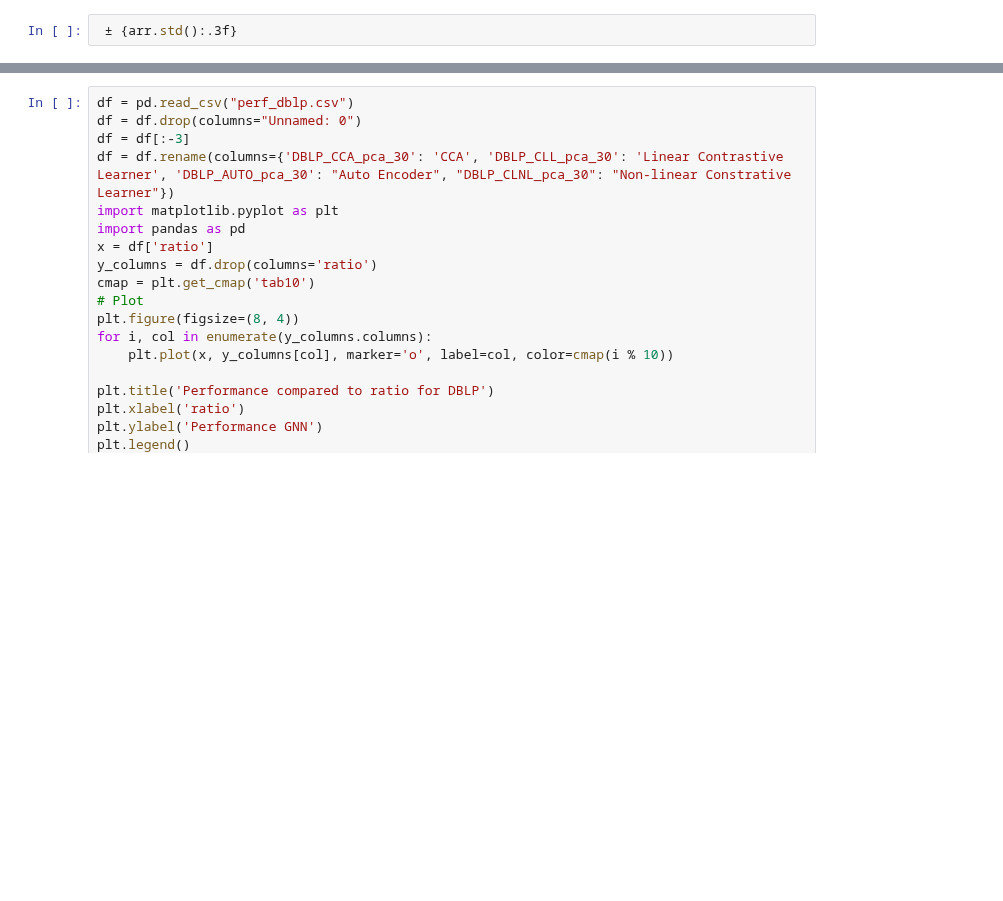
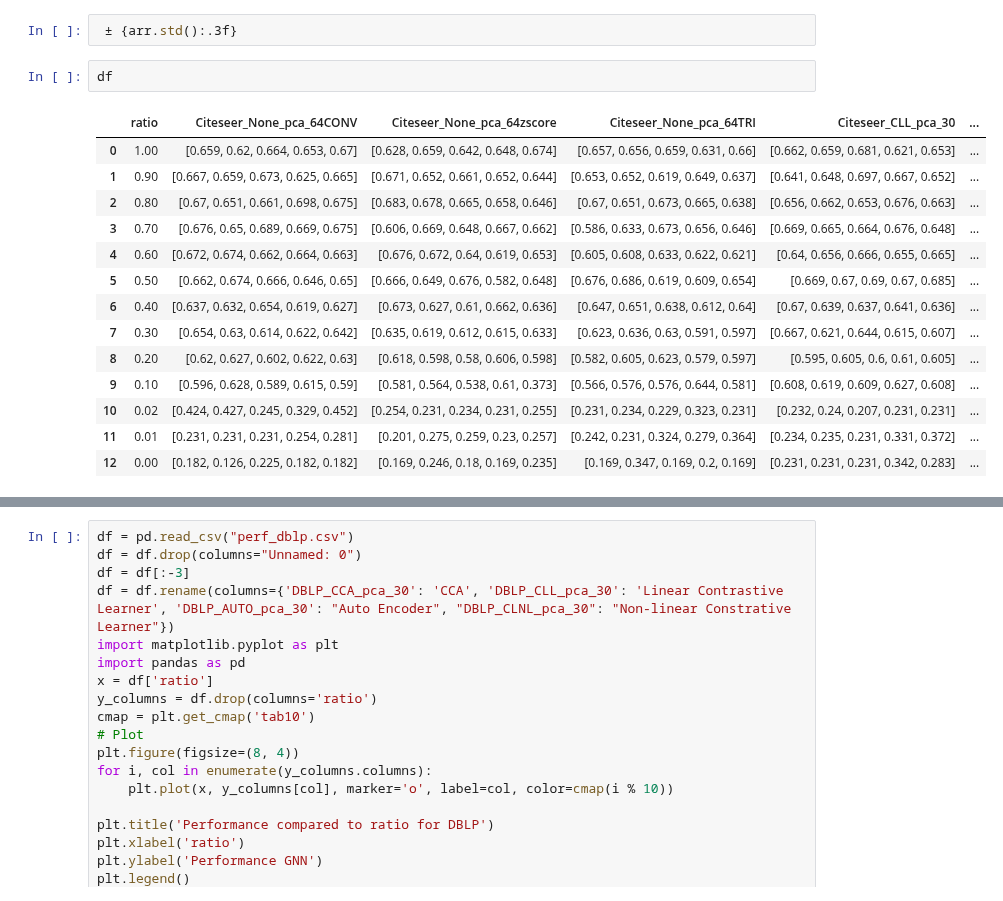
Before and after one commit to Robino-CK/hetero-conv-matching, a Jupyter notebook: perf_analysis.ipynb, the cells around one changed output, grey strips where cells are left out. Drawn from its saved outputs; the diff is of its cells as text; blank space fills up the shorter version.

```diff
--- a/perf_analysis.ipynb
+++ b/perf_analysis.ipynb
@@ -3,3 +23,20 @@ import pandas as pd
 # %%
  ± {arr.std():.3f}
+# %%
+df
+# %% [output]
+|  | ratio | Citeseer_None_pca_64CONV | Citeseer_None_pca_64zscore | Citeseer_None_pca_64TRI | Citeseer_CLL_pca_30 | ... |
+| 0 | 1.00 | [0.659, 0.62, 0.664, 0.653, 0.67] | [0.628, 0.659, 0.642, 0.648, 0.674] | [0.657, 0.656, 0.659, 0.631, 0.66] | [0.662, 0.659, 0.681, 0.621, 0.653] | ... |
+| 1 | 0.90 | [0.667, 0.659, 0.673, 0.625, 0.665] | [0.671, 0.652, 0.661, 0.652, 0.644] | [0.653, 0.652, 0.619, 0.649, 0.637] | [0.641, 0.648, 0.697, 0.667, 0.652] | ... |
+| 2 | 0.80 | [0.67, 0.651, 0.661, 0.698, 0.675] | [0.683, 0.678, 0.665, 0.658, 0.646] | [0.67, 0.651, 0.673, 0.665, 0.638] | [0.656, 0.662, 0.653, 0.676, 0.663] | ... |
+| 3 | 0.70 | [0.676, 0.65, 0.689, 0.669, 0.675] | [0.606, 0.669, 0.648, 0.667, 0.662] | [0.586, 0.633, 0.673, 0.656, 0.646] | [0.669, 0.665, 0.664, 0.676, 0.648] | ... |
+| 4 | 0.60 | [0.672, 0.674, 0.662, 0.664, 0.663] | [0.676, 0.672, 0.64, 0.619, 0.653] | [0.605, 0.608, 0.633, 0.622, 0.621] | [0.64, 0.656, 0.666, 0.655, 0.665] | ... |
+| 5 | 0.50 | [0.662, 0.674, 0.666, 0.646, 0.65] | [0.666, 0.649, 0.676, 0.582, 0.648] | [0.676, 0.686, 0.619, 0.609, 0.654] | [0.669, 0.67, 0.69, 0.67, 0.685] | ... |
+| 6 | 0.40 | [0.637, 0.632, 0.654, 0.619, 0.627] | [0.673, 0.627, 0.61, 0.662, 0.636] | [0.647, 0.651, 0.638, 0.612, 0.64] | [0.67, 0.639, 0.637, 0.641, 0.636] | ... |
+| 7 | 0.30 | [0.654, 0.63, 0.614, 0.622, 0.642] | [0.635, 0.619, 0.612, 0.615, 0.633] | [0.623, 0.636, 0.63, 0.591, 0.597] | [0.667, 0.621, 0.644, 0.615, 0.607] | ... |
+| 8 | 0.20 | [0.62, 0.627, 0.602, 0.622, 0.63] | [0.618, 0.598, 0.58, 0.606, 0.598] | [0.582, 0.605, 0.623, 0.579, 0.597] | [0.595, 0.605, 0.6, 0.61, 0.605] | ... |
+| 9 | 0.10 | [0.596, 0.628, 0.589, 0.615, 0.59] | [0.581, 0.564, 0.538, 0.61, 0.373] | [0.566, 0.576, 0.576, 0.644, 0.581] | [0.608, 0.619, 0.609, 0.627, 0.608] | ... |
+| 10 | 0.02 | [0.424, 0.427, 0.245, 0.329, 0.452] | [0.254, 0.231, 0.234, 0.231, 0.255] | [0.231, 0.234, 0.229, 0.323, 0.231] | [0.232, 0.24, 0.207, 0.231, 0.231] | ... |
+| 11 | 0.01 | [0.231, 0.231, 0.231, 0.254, 0.281] | [0.201, 0.275, 0.259, 0.23, 0.257] | [0.242, 0.231, 0.324, 0.279, 0.364] | [0.234, 0.235, 0.231, 0.331, 0.372] | ... |
+| 12 | 0.00 | [0.182, 0.126, 0.225, 0.182, 0.182] | [0.169, 0.246, 0.18, 0.169, 0.235] | [0.169, 0.347, 0.169, 0.2, 0.169] | [0.231, 0.231, 0.231, 0.342, 0.283] | ... |
 # %%
```
Also changed, not shown: parts of 5 cells of this notebook, 11 other files.
